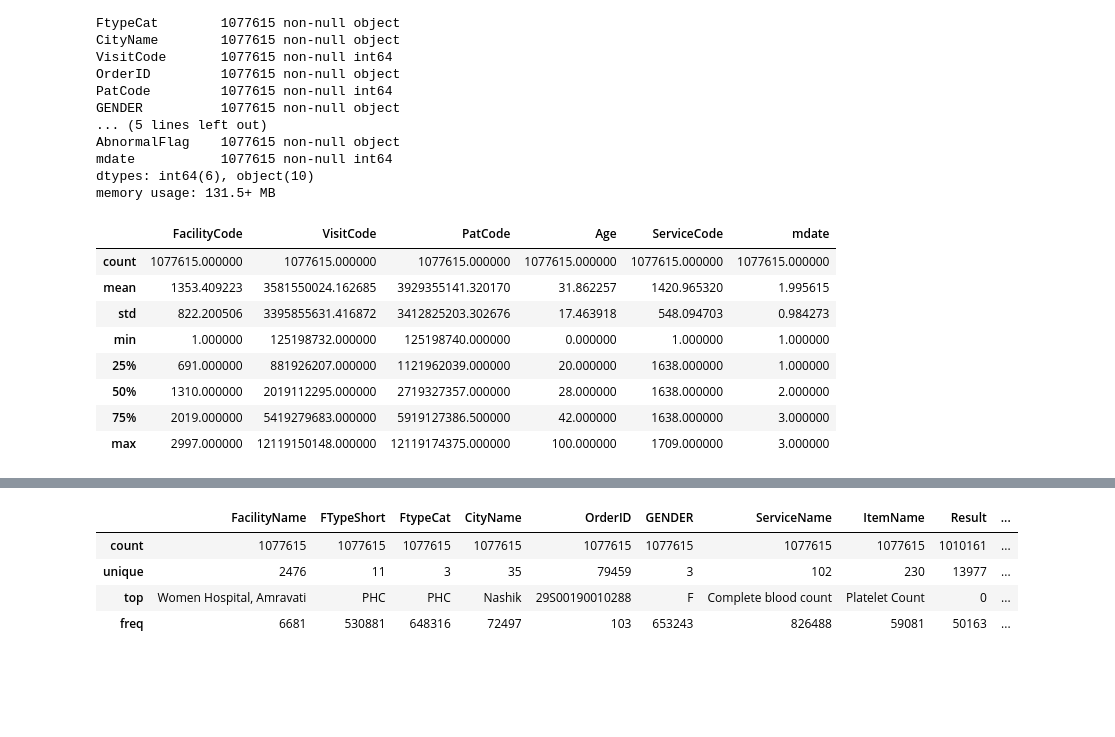
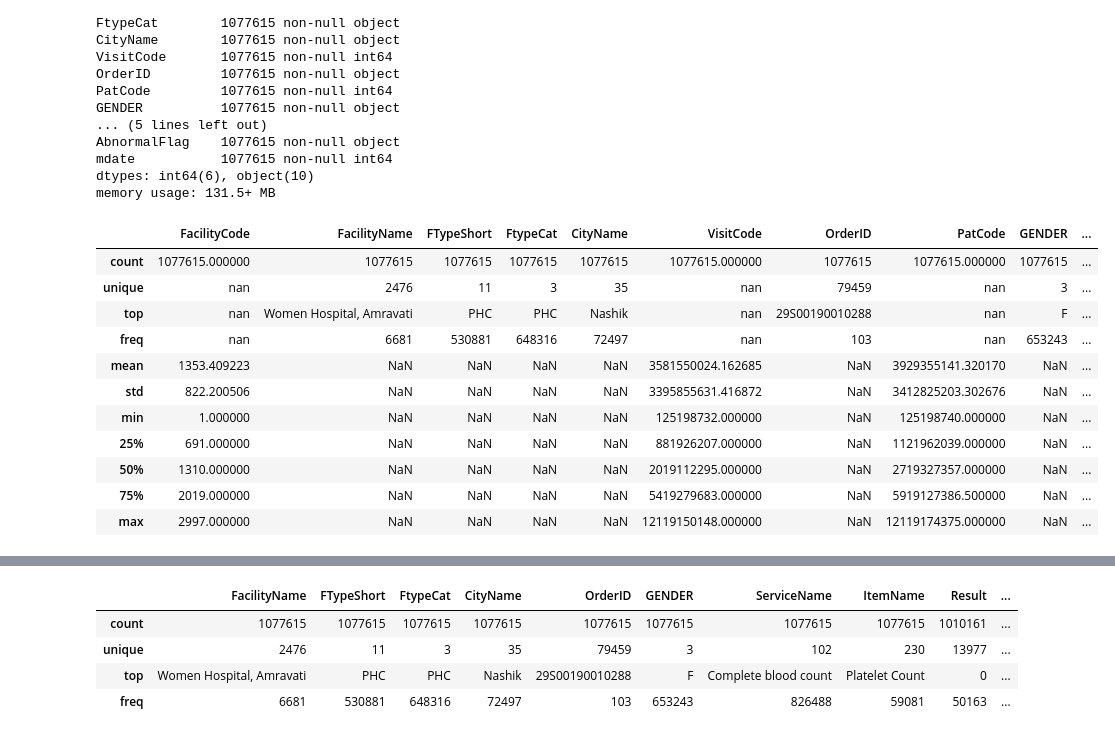
Before and after one commit to jaymalak/HIMS, a Jupyter notebook: HIMS_pilot1to3oct2019.ipynb, the cells around one changed output, grey strips where cells are left out. Drawn from its saved outputs; the diff is of its cells as text; code cells hidden in the pictures; blank space fills up the shorter version.

```diff
--- a/HIMS_pilot1to3oct2019.ipynb
+++ b/HIMS_pilot1to3oct2019.ipynb
@@ -228,14 +228,17 @@ mdate           1077615 non-null int64
 dtypes: int64(6), object(10)
 memory usage: 131.5+ MB
 # %%
-all_data.describe()
+all_data.describe(include="all")
 # %% [output]
-|  | FacilityCode | VisitCode | PatCode | Age | ServiceCode | mdate |
-| count | 1077615.000000 | 1077615.000000 | 1077615.000000 | 1077615.000000 | 1077615.000000 | 1077615.000000 |
-| mean | 1353.409223 | 3581550024.162685 | 3929355141.320170 | 31.862257 | 1420.965320 | 1.995615 |
-| std | 822.200506 | 3395855631.416872 | 3412825203.302676 | 17.463918 | 548.094703 | 0.984273 |
-| min | 1.000000 | 125198732.000000 | 125198740.000000 | 0.000000 | 1.000000 | 1.000000 |
-| 25% | 691.000000 | 881926207.000000 | 1121962039.000000 | 20.000000 | 1638.000000 | 1.000000 |
-| 50% | 1310.000000 | 2019112295.000000 | 2719327357.000000 | 28.000000 | 1638.000000 | 2.000000 |
-| 75% | 2019.000000 | 5419279683.000000 | 5919127386.500000 | 42.000000 | 1638.000000 | 3.000000 |
-| max | 2997.000000 | 12119150148.000000 | 12119174375.000000 | 100.000000 | 1709.000000 | 3.000000 |
+|  | FacilityCode | FacilityName | FTypeShort | FtypeCat | CityName | VisitCode | OrderID | PatCode | GENDER | ... |
+| count | 1077615.000000 | 1077615 | 1077615 | 1077615 | 1077615 | 1077615.000000 | 1077615 | 1077615.000000 | 1077615 | ... |
+| unique | nan | 2476 | 11 | 3 | 35 | nan | 79459 | nan | 3 | ... |
+| top | nan | Women Hospital, Amravati | PHC | PHC | Nashik | nan | 29S00190010288 | nan | F | ... |
+| freq | nan | 6681 | 530881 | 648316 | 72497 | nan | 103 | nan | 653243 | ... |
+| mean | 1353.409223 | NaN | NaN | NaN | NaN | 3581550024.162685 | NaN | 3929355141.320170 | NaN | ... |
+| std | 822.200506 | NaN | NaN | NaN | NaN | 3395855631.416872 | NaN | 3412825203.302676 | NaN | ... |
+| min | 1.000000 | NaN | NaN | NaN | NaN | 125198732.000000 | NaN | 125198740.000000 | NaN | ... |
+| 25% | 691.000000 | NaN | NaN | NaN | NaN | 881926207.000000 | NaN | 1121962039.000000 | NaN | ... |
+| 50% | 1310.000000 | NaN | NaN | NaN | NaN | 2019112295.000000 | NaN | 2719327357.000000 | NaN | ... |
+| 75% | 2019.000000 | NaN | NaN | NaN | NaN | 5419279683.000000 | NaN | 5919127386.500000 | NaN | ... |
+| max | 2997.000000 | NaN | NaN | NaN | NaN | 12119150148.000000 | NaN | 12119174375.000000 | NaN | ... |
```
Also changed, not shown: parts of 1 cell of this notebook.
